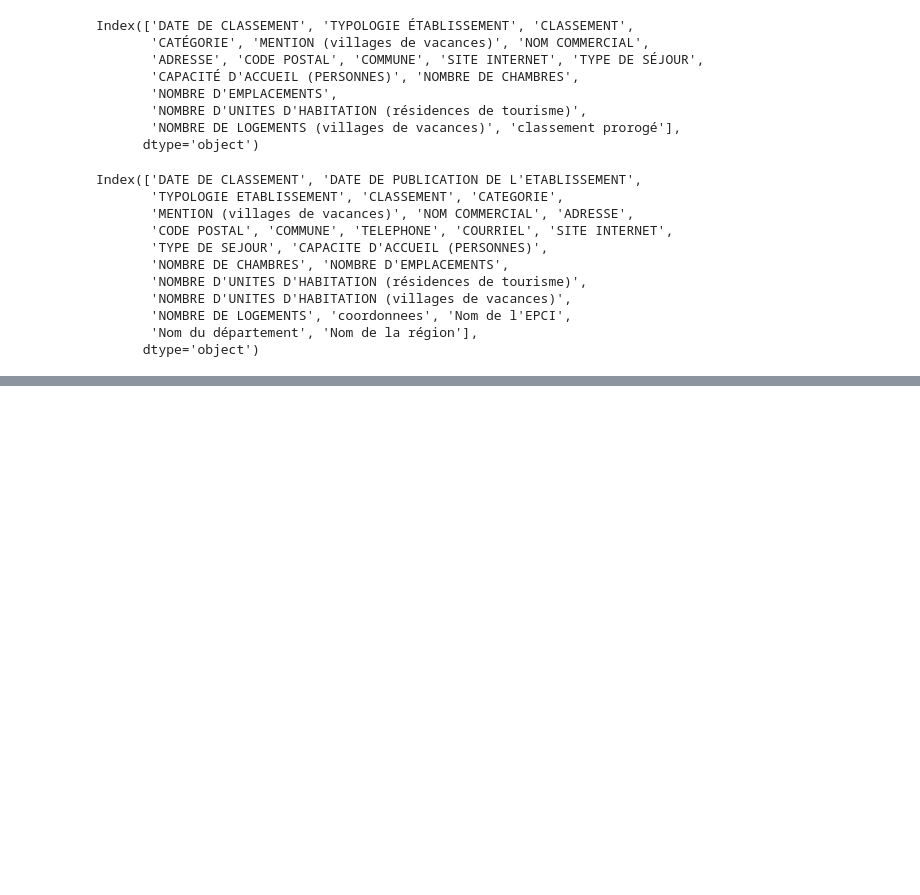
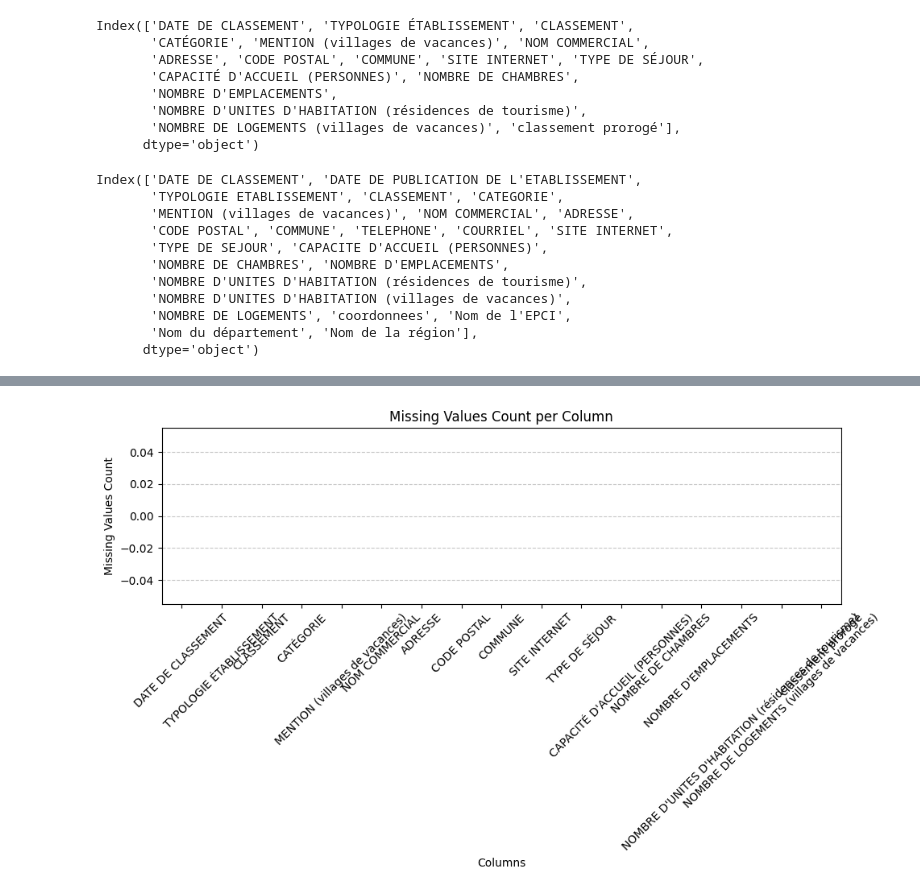
Before and after one commit to enekoegiguren/de_ti, a Jupyter notebook: notebooks/02_explore_data.ipynb, the cells around one changed output, grey strips where cells are left out. Cells and saved outputs as stored; diff of their text form; code cells hidden in the pictures; blank space fills up the shorter version.

```diff
--- a/notebooks/02_explore_data.ipynb
+++ b/notebooks/02_explore_data.ipynb
@@ -48,0 +85,3 @@ Index(['DATE DE CLASSEMENT', 'DATE DE PUBLICATION DE L'ETABLISSEMENT',
+# %%
+# Replacing '-' with NaN in the entire dataframe
+df_gouv.replace('-', 0, regex=True, inplace=True)
@@ -48,0 +109,19 @@ Index(['DATE DE CLASSEMENT', 'DATE DE PUBLICATION DE L'ETABLISSEMENT',
+# %%
+import matplotlib.pyplot as plt
+
+# Assuming df_gouv is your DataFrame
+# df_gouv.isnull().sum() gives the count of missing values in each column
+missing_values_count = df_gouv.isnull().sum()
+
+# Plotting
+plt.figure(figsize=(10, 6))
+missing_values_count.plot(kind='bar', color='skyblue', alpha=0.7)
+plt.title('Missing Values Count per Column')
+plt.xlabel('Columns')
+plt.ylabel('Missing Values Count')
+plt.xticks(rotation=45)
+plt.grid(axis='y', linestyle='--', alpha=0.7)
+plt.tight_layout()
+plt.show()
+# %% [output]
+[figure, added]
```
Also changed, not shown: parts of 13 cells of this notebook, 6 other files.
